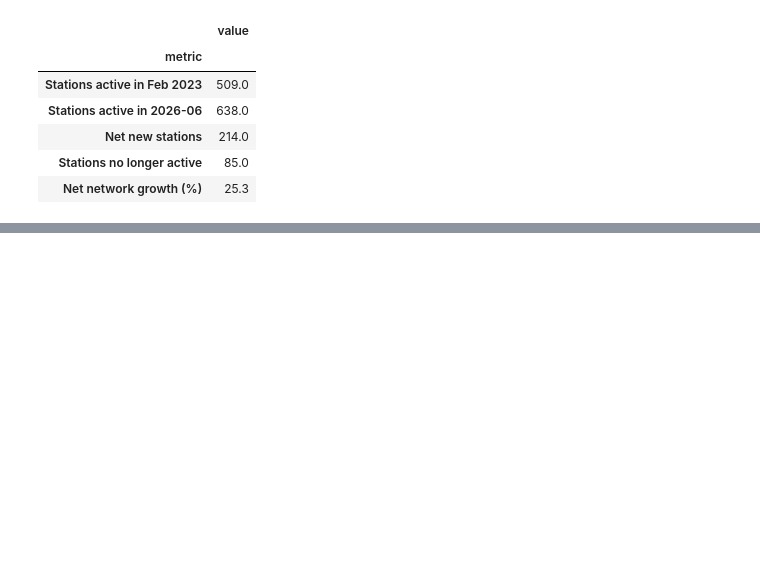
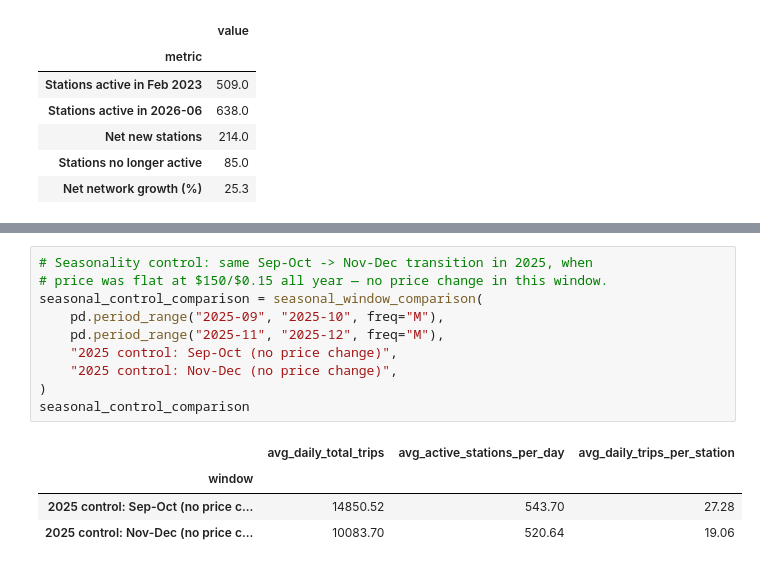
Before and after one commit to jingwenr2/citibike, a Jupyter notebook: notebooks/SF_NYC_Investment_Comparison.ipynb, the cells around one changed output, grey strips where cells are left out. Drawn from its saved outputs; the diff is of its cells as text; blank space fills up the shorter version.

```diff
--- a/notebooks/SF_NYC_Investment_Comparison.ipynb
+++ b/notebooks/SF_NYC_Investment_Comparison.ipynb
@@ -167,0 +247,15 @@ station_summary
+# %%
+# Seasonality control: same Sep-Oct -> Nov-Dec transition in 2025, when
+# price was flat at $150/$0.15 all year — no price change in this window.
+seasonal_control_comparison = seasonal_window_comparison(
+    pd.period_range("2025-09", "2025-10", freq="M"),
+    pd.period_range("2025-11", "2025-12", freq="M"),
+    "2025 control: Sep-Oct (no price change)",
+    "2025 control: Nov-Dec (no price change)",
+)
+seasonal_control_comparison
+# %% [output]
+|  | avg_daily_total_trips | avg_active_stations_per_day | avg_daily_trips_per_station |
+| window |  |  |  |
+| 2025 control: Sep-Oct (no price c... | 14850.52 | 543.70 | 27.28 |
+| 2025 control: Nov-Dec (no price c... | 10083.70 | 520.64 | 19.06 |
```
Also changed, not shown: parts of 8 cells of this notebook.
